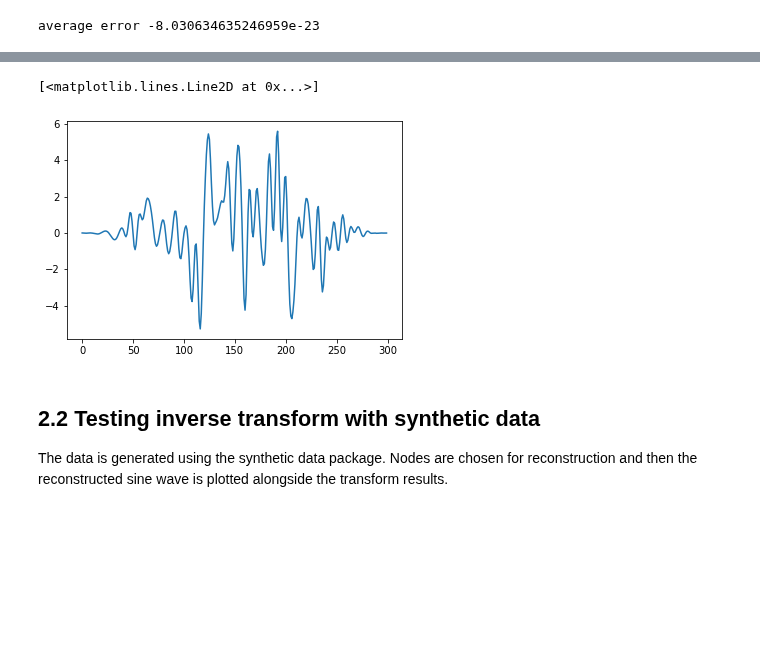
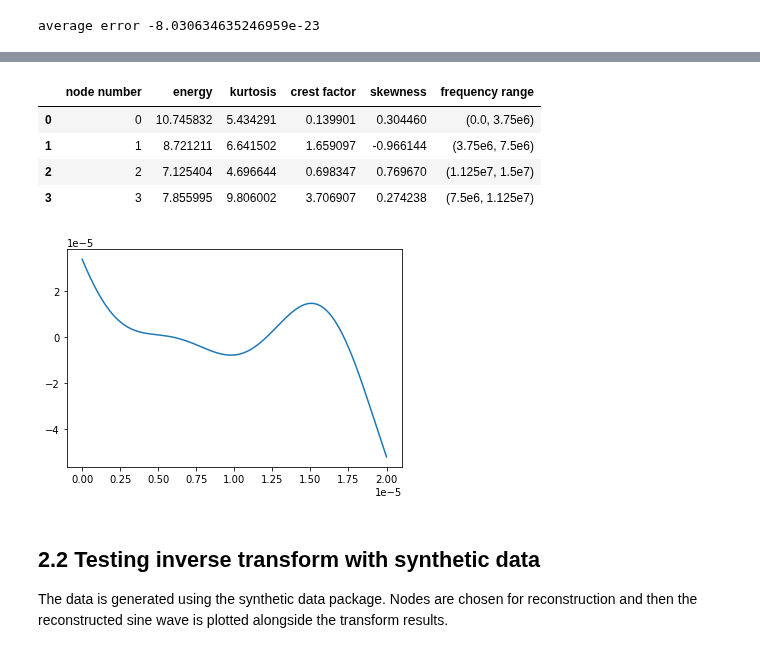
Before and after one commit to USonixGroup/wpt-cavitation, a Jupyter notebook: notebooks/transform_testing.ipynb, the cells around one changed output, grey strips where cells are left out. Drawn from its saved outputs; the diff is of its cells as text; code cells hidden in the pictures; blank space fills up the shorter version.

Commit message:
inverse transform object

```diff
--- a/notebooks/transform_testing.ipynb
+++ b/notebooks/transform_testing.ipynb
@@ -129,16 +144,16 @@ sf = 50e6
 freq = 2e6
 amp_sin_waves = 1
 phase = 0
-frequencies = [freq]
 signal_duration = 1000/sf
 data, t_plot = sd.sound_wave(
-    amp_sin_waves, frequencies, phase, signal_duration,
+    amp_sin_waves, frequency, phase, signal_duration,
     sampling_rate=sf
     )
 data = data * blackmanharris(len(data))
 plt.plot(data)
 plt.show()
 transform_object = wpt.dwpt(data, levels, wavelet)
+transform_object.calc_frequencies(sampling_rate)
 
 # inverse dwt
 dwt_inverse = inv.inv_dwt(transform_object)
@@ -175,9 +202,17 @@ average error -8.030634635246959e-23
+# %%
+transform_object.info(level=levels)
+# %% [output]
+|  | node number | energy | kurtosis | crest factor | skewness | frequency range |
+| 0 | 0 | 10.745832 | 5.434291 | 0.139901 | 0.304460 | (0.0, 3.75e6) |
+| 1 | 1 | 8.721211 | 6.641502 | 1.659097 | -0.966144 | (3.75e6, 7.5e6) |
+| 2 | 2 | 7.125404 | 4.696644 | 0.698347 | 0.769670 | (1.125e7, 1.5e7) |
+| 3 | 3 | 7.855995 | 9.806002 | 3.706907 | 0.274238 | (7.5e6, 1.125e7) |
 # %%
 rec_0 = inv.inv_dwpt(transform_object, frequencies=1)
-plt.plot(rec_0)
+plt.plot(t_plot, rec_0)
+plt.show()
 # %% [output]
-[<matplotlib.lines.Line2D at 0x...>]
-[figure, old version]
+[figure, new version]
 # %% [markdown]
 ## 2.2 Testing inverse transform with synthetic data
 
```
Also changed, not shown: parts of 7 cells of this notebook, 3 other files.
